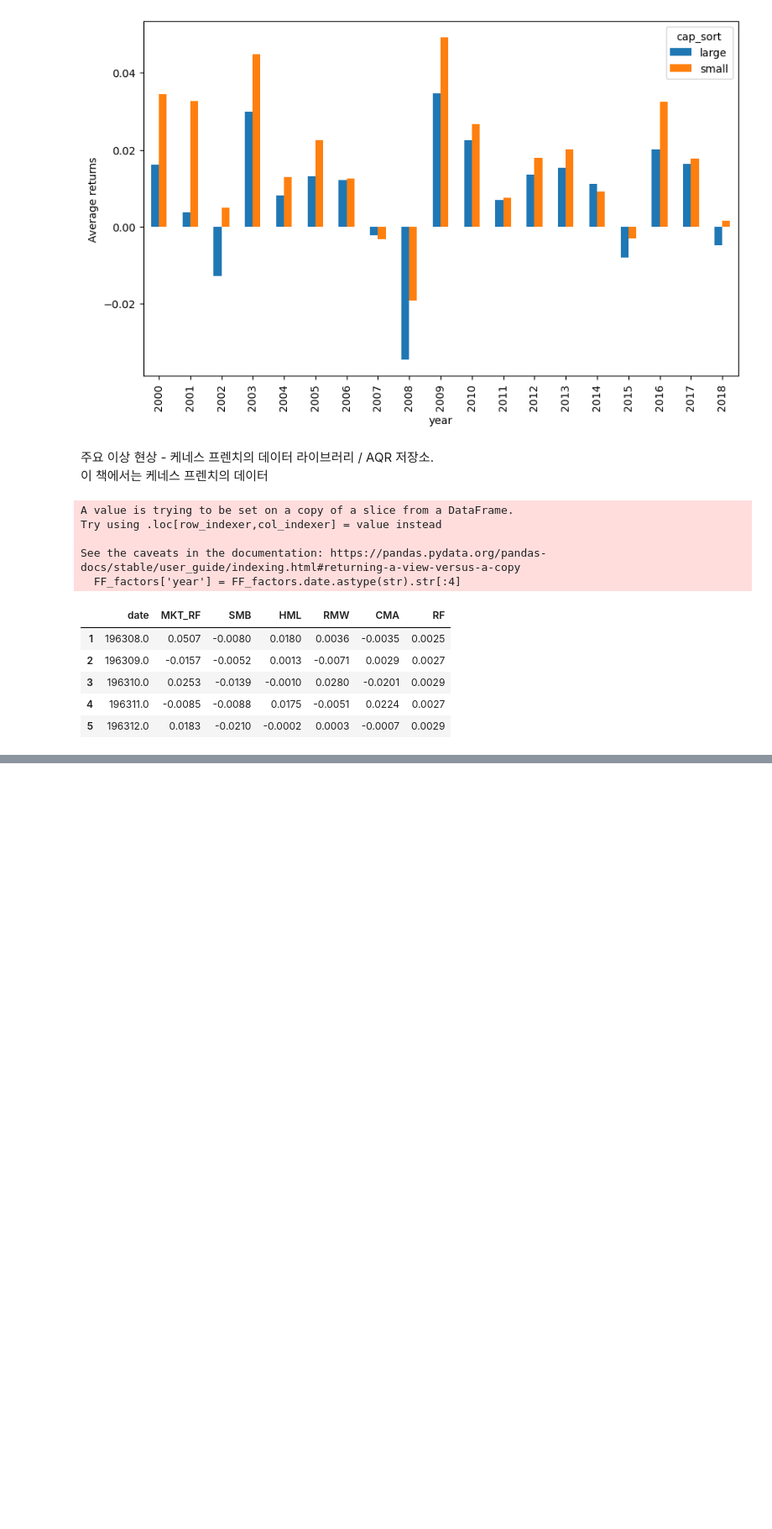
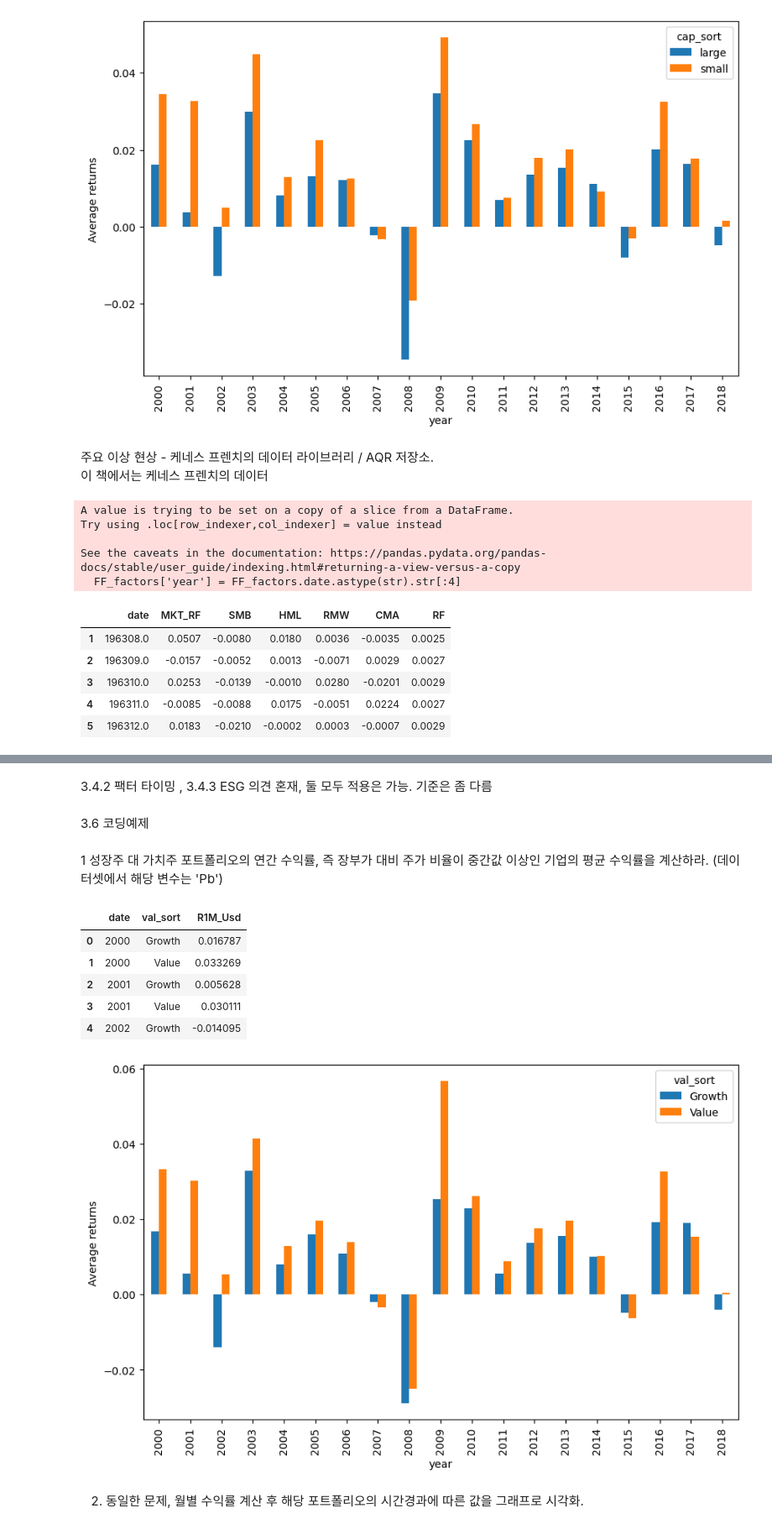
Before and after one commit to nomorebye/coding, a Jupyter notebook: ai3/chap1+3.ipynb, the cells around one changed output, grey strips where cells are left out. Shown at 84% size. Saved outputs shown, nothing was run; the diff lists cells and outputs as text; code cells hidden in the pictures; blank space fills up the shorter version.

```diff
--- a/ai3/chap1+3.ipynb
+++ b/ai3/chap1+3.ipynb
@@ -180,0 +373,42 @@ See the caveats in the documentation: https://pandas.pydata.org/pandas-docs/stab
+# %% [markdown]
+3.4.2 팩터 타이밍 , 3.4.3 ESG 의견 혼재, 둘 모두 적용은 가능. 기준은 좀 다름
+# %% [markdown]
+3.6 코딩예제
+# %% [markdown]
+1 성장주 대 가치주 포트폴리오의 연간 수익률, 즉 장부가 대비 주가 비율이 중간값 이상인 기업의 평균 수익률을 계산하라. (데이터셋에서 해당 변수는 'Pb')
+# %%
+df_median = []
+df = []
+
+df_median = data_ml[['date', 'Pb']].groupby(
+    ['date']).median().reset_index()
+df_median.rename(
+    columns = {'Pb' : 'Pb_median'}, inplace=True)
+
+# 연도 및 시가총액 로직 설정 후 그룹화
+df = pd.merge(
+    data_ml[["date", 'Pb', 'R1M_Usd']],
+    df_median, how='left', on=['date'])
+df = df.groupby(
+    [pd.to_datetime(df['date']).dt.year, np.where(
+        df['Pb'] > df['Pb_median'],
+        'Growth', 'Value')])['R1M_Usd'].mean().reset_index()
+df.rename(columns = {'level_1' : 'val_sort'}, inplace=True)
+df.pivot(index='date', columns='val_sort', values='R1M_Usd').plot.bar(figsize = (10,6))
+plt.ylabel('Average returns')
+plt.xlabel('year')
+
+# 임시 데이터프레임을 제거해 가볍게 만들자!
+#df_median = []
+#df = []
+df.head()
+# %% [output]
+|  | date | val_sort | R1M_Usd |
+| 0 | 2000 | Growth | 0.016787 |
+| 1 | 2000 | Value | 0.033269 |
+| 2 | 2001 | Growth | 0.005628 |
+| 3 | 2001 | Value | 0.030111 |
+| 4 | 2002 | Growth | -0.014095 |
+[figure, added]
+# %% [markdown]
+2. 동일한 문제, 월별 수익률 계산 후 해당 포트폴리오의 시간경과에 따른 값을 그래프로 시각화.
```
Also changed, not shown: parts of 17 cells of this notebook.
